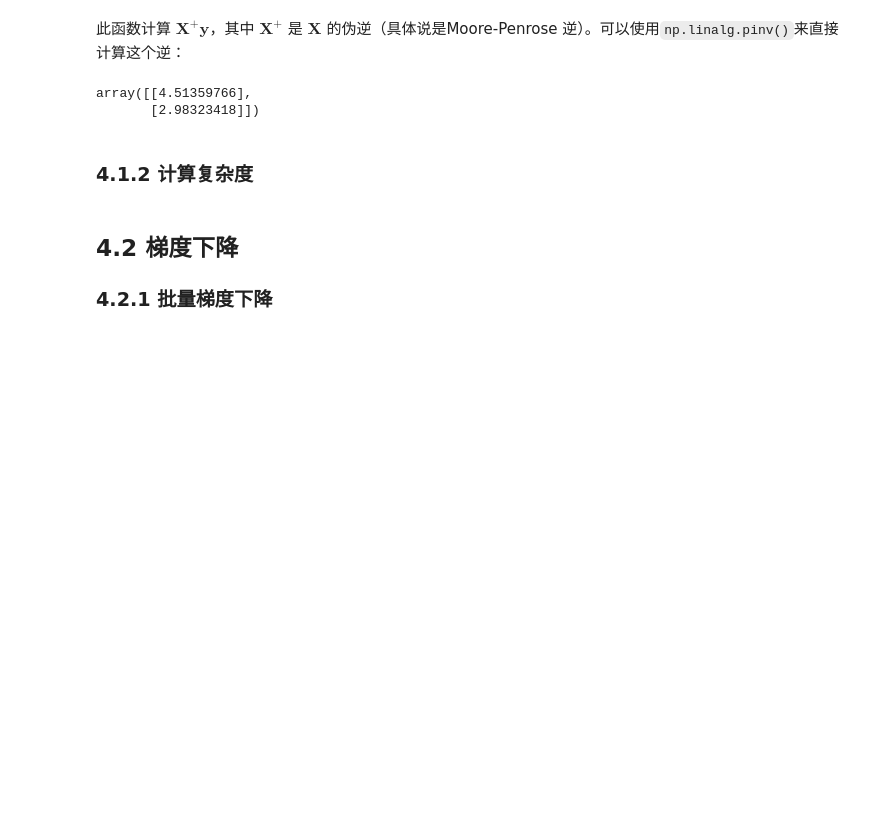
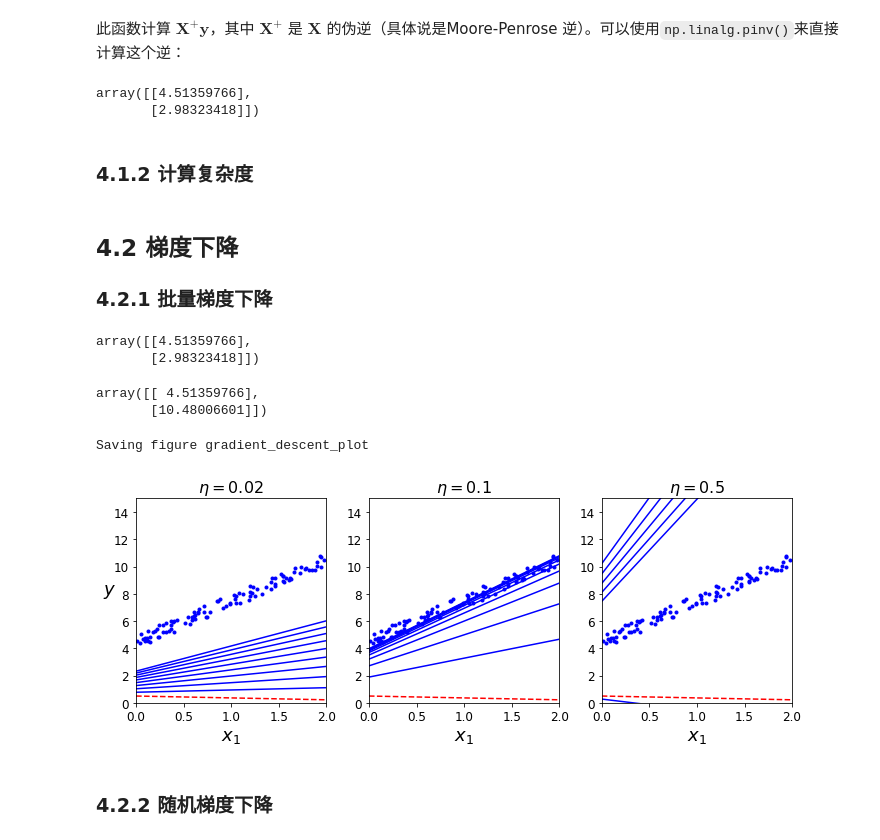
Before and after one commit to Vuean/Hands-On-ML, a Jupyter notebook: Chapter4/04_training_models.ipynb, the cells around one changed output. Saved outputs shown, nothing was run; the diff lists cells and outputs as text; code cells hidden in the pictures; blank space fills up the shorter version.

```diff
--- a/Chapter4/04_training_models.ipynb
+++ b/Chapter4/04_training_models.ipynb
@@ -137,3 +137,61 @@ array([[4.51359766],
 ## 4.2 梯度下降
 
 ### 4.2.1 批量梯度下降
+# %%
+# 批量梯度下降
+eta = 0.1       # learning rate
+n_iterations = 1000
+m = 100
+
+theta = np.random.randn(2, 1)   # random initialization
+
+for iterator in range(n_iterations):
+    gradients = 2 / m * X_b.T.dot(X_b.dot(theta) - y)
+    theta = theta - eta * gradients
+# %%
+theta
+# %% [output]
+array([[4.51359766],
+       [2.98323418]])
+# %%
+X_new_b.dot(theta)
+# %% [output]
+array([[ 4.51359766],
+       [10.48006601]])
+# %%
+# 绘制书中不同学习率曲线
+theta_path_bgd = []
+
+def plot_gradient_descent(theta, eta, theta_path=None):
+    m = len(X_b)
+    plt.plot(X, y, "b.")
+    n_iterations = 1000
+    for iteration in range(n_iterations):
+        if iteration < 10:
+            y_predict = X_new_b.dot(theta)
+            style = "b-" if iteration > 0 else "r--"
+            plt.plot(X_new, y_predict, style)
+        gradients = 2 / m * X_b.T.dot(X_b.dot(theta) - y)
+        theta = theta - eta * gradients
+        if theta_path is not None:
+            theta_path.append(theta)
+    plt.xlabel("$x_1$", fontsize=18)
+    plt.axis([0, 2, 0, 15])
+    plt.title(r"$\eta={}$".format(eta), fontsize=16)
+# %%
+np.random.seed(42)
+theta = np.random.randn(2,1)  # random initialization
+
+plt.figure(figsize=(10,4))
+plt.subplot(131); plot_gradient_descent(theta, eta=0.02)
+plt.ylabel("$y$", rotation=0, fontsize=18)
+plt.subplot(132); plot_gradient_descent(theta, eta=0.1, theta_path=theta_path_bgd)
+plt.subplot(133); plot_gradient_descent(theta, eta=0.5)
+
+save_fig("gradient_descent_plot")
+plt.show()
+# %% [output]
+Saving figure gradient_descent_plot
+[figure, added]
+# %% [markdown]
+### 4.2.2 随机梯度下降
```
Also changed, not shown: 3 other files.
